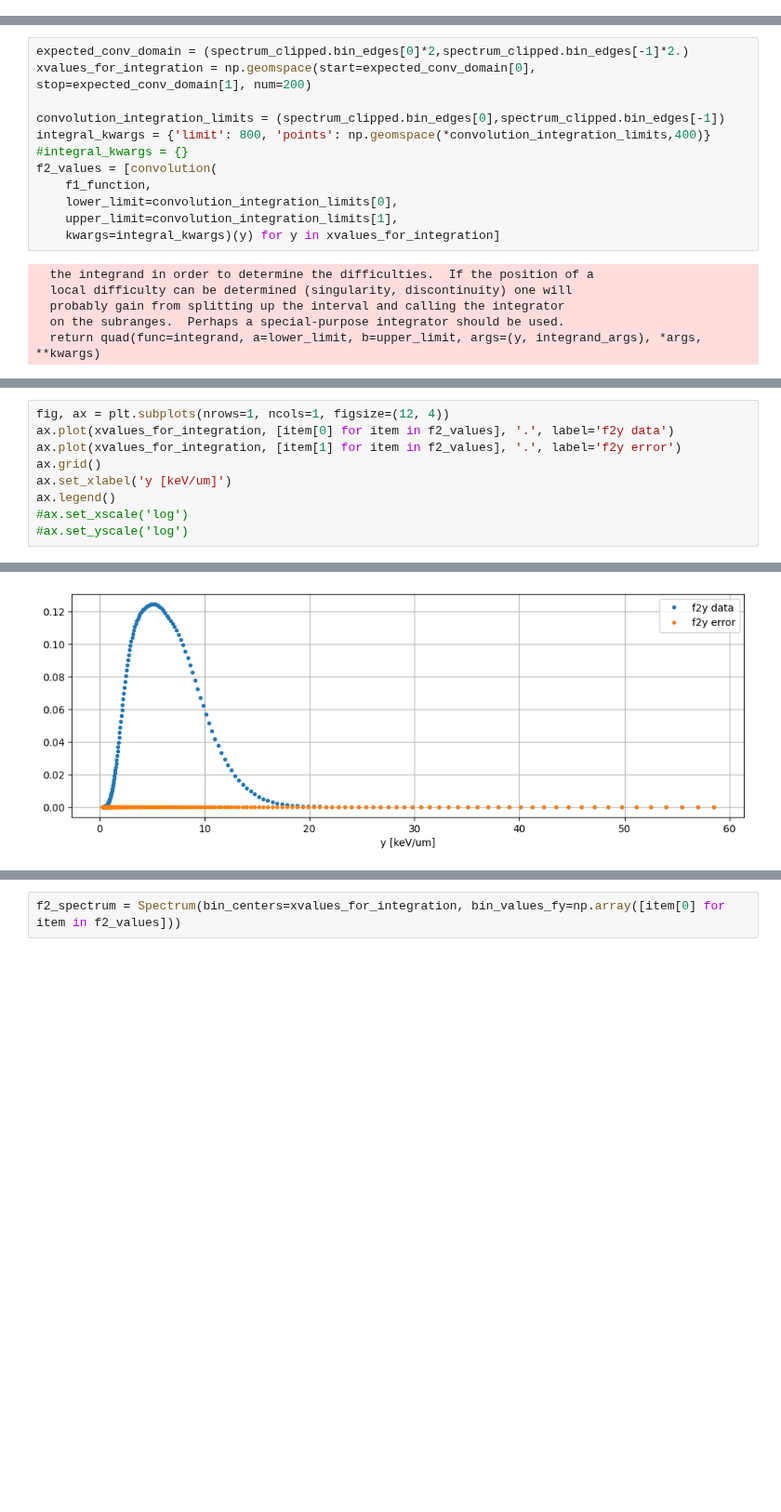
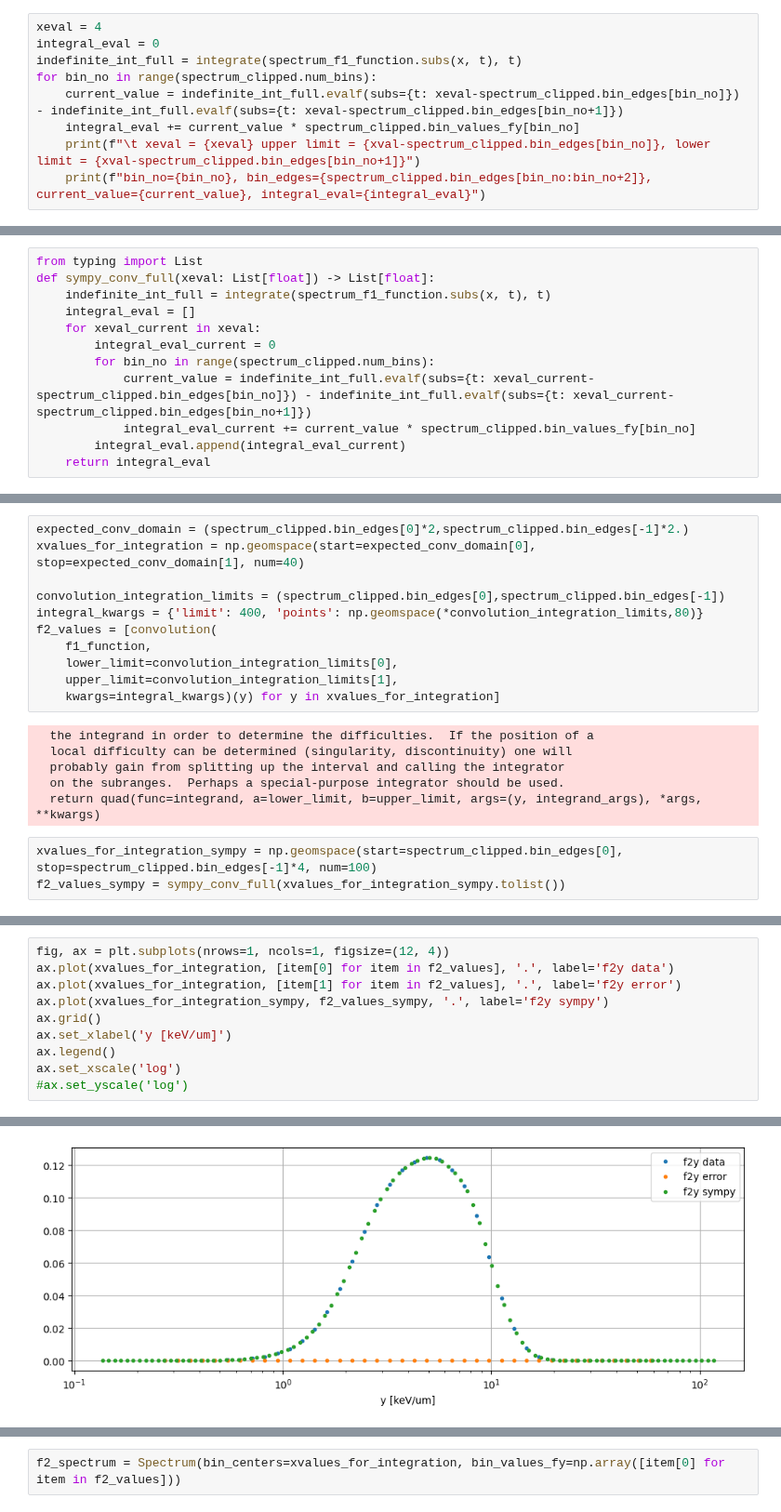
Before and after one commit to grzanka/microdosimetric_spectra_folding, a Jupyter notebook: notebooks/0.3-try-sympy-convolutions.ipynb, the cells around one changed output, grey strips where cells are left out. Shown at 93% size. Cells and saved outputs as stored; diff of their text form; blank space fills up the shorter version.

```diff
--- a/notebooks/0.3-try-sympy-convolutions.ipynb
+++ b/notebooks/0.3-try-sympy-convolutions.ipynb
@@ -373,0 +369,9 @@ convolution(
+# %%
+xeval = 4
+integral_eval = 0
+indefinite_int_full = integrate(spectrum_f1_function.subs(x, t), t)
+for bin_no in range(spectrum_clipped.num_bins):
+    current_value = indefinite_int_full.evalf(subs={t: xeval-spectrum_clipped.bin_edges[bin_no]}) - indefinite_int_full.evalf(subs={t: xeval-spectrum_clipped.bin_edges[bin_no+1]})
+    integral_eval += current_value * spectrum_clipped.bin_values_fy[bin_no]
+    print(f"\t xeval = {xeval} upper limit = {xval-spectrum_clipped.bin_edges[bin_no]}, lower limit = {xval-spectrum_clipped.bin_edges[bin_no+1]}")
+    print(f"bin_no={bin_no}, bin_edges={spectrum_clipped.bin_edges[bin_no:bin_no+2]}, current_value={current_value}, integral_eval={integral_eval}")
@@ -373,0 +404,12 @@ convolution(
+# %%
+from typing import List
+def sympy_conv_full(xeval: List[float]) -> List[float]:
+    indefinite_int_full = integrate(spectrum_f1_function.subs(x, t), t)
+    integral_eval = []
+    for xeval_current in xeval:
+        integral_eval_current = 0
+        for bin_no in range(spectrum_clipped.num_bins):
+            current_value = indefinite_int_full.evalf(subs={t: xeval_current-spectrum_clipped.bin_edges[bin_no]}) - indefinite_int_full.evalf(subs={t: xeval_current-spectrum_clipped.bin_edges[bin_no+1]})
+            integral_eval_current += current_value * spectrum_clipped.bin_values_fy[bin_no]
+        integral_eval.append(integral_eval_current)
+    return integral_eval
@@ -397,11 +462,10 @@ for a in ax.flatten():
 [figure]
 # %%
 expected_conv_domain = (spectrum_clipped.bin_edges[0]*2,spectrum_clipped.bin_edges[-1]*2.)
-xvalues_for_integration = np.geomspace(start=expected_conv_domain[0], stop=expected_conv_domain[1], num=200)
+xvalues_for_integration = np.geomspace(start=expected_conv_domain[0], stop=expected_conv_domain[1], num=40)
 
 convolution_integration_limits = (spectrum_clipped.bin_edges[0],spectrum_clipped.bin_edges[-1])
-integral_kwargs = {'limit': 800, 'points': np.geomspace(*convolution_integration_limits,400)}
-#integral_kwargs = {}
+integral_kwargs = {'limit': 400, 'points': np.geomspace(*convolution_integration_limits,80)}
 f2_values = [convolution(
     f1_function,
     lower_limit=convolution_integration_limits[0],
@@ -413,4 +477,7 @@ f2_values = [convolution(
   probably gain from splitting up the interval and calling the integrator
   on the subranges.  Perhaps a special-purpose integrator should be used.
   return quad(func=integrand, a=lower_limit, b=upper_limit, args=(y, integrand_args), *args, **kwargs)
+# %%
+xvalues_for_integration_sympy = np.geomspace(start=spectrum_clipped.bin_edges[0], stop=spectrum_clipped.bin_edges[-1]*4, num=100)
+f2_values_sympy = sympy_conv_full(xvalues_for_integration_sympy.tolist())
 # %%
@@ -438,9 +489,10 @@ f2(58.5202)=0 +- 0
 fig, ax = plt.subplots(nrows=1, ncols=1, figsize=(12, 4))
 ax.plot(xvalues_for_integration, [item[0] for item in f2_values], '.', label='f2y data')
 ax.plot(xvalues_for_integration, [item[1] for item in f2_values], '.', label='f2y error')
+ax.plot(xvalues_for_integration_sympy, f2_values_sympy, '.', label='f2y sympy')
 ax.grid()
 ax.set_xlabel('y [keV/um]')
 ax.legend()
-#ax.set_xscale('log')
+ax.set_xscale('log')
 #ax.set_yscale('log')
 # %% [output]
@@ -448 +499 @@ ax.legend()
-[figure, old version]
+[figure, new version]
```
Also changed, not shown: parts of 76 cells of this notebook, 2 other files.
